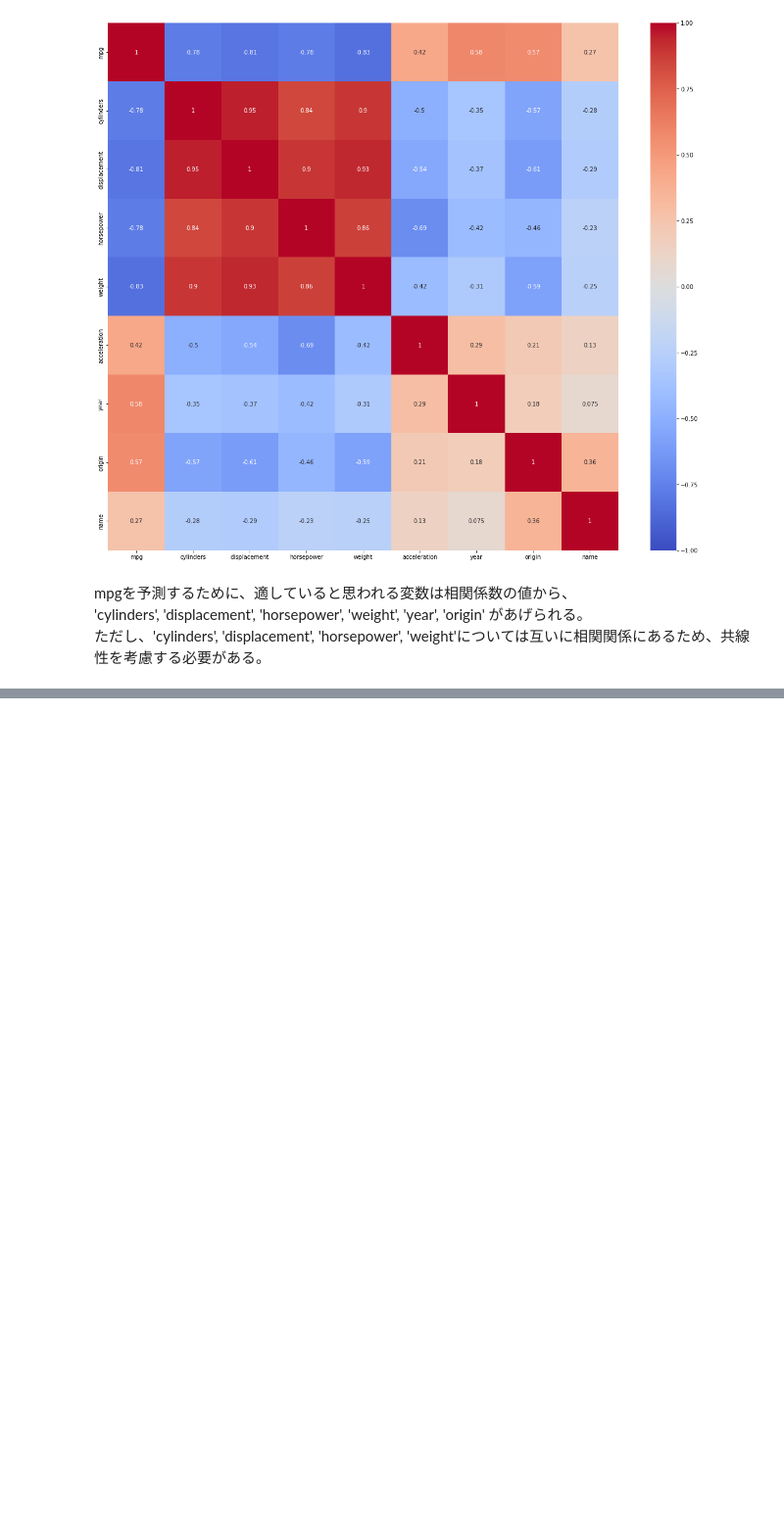
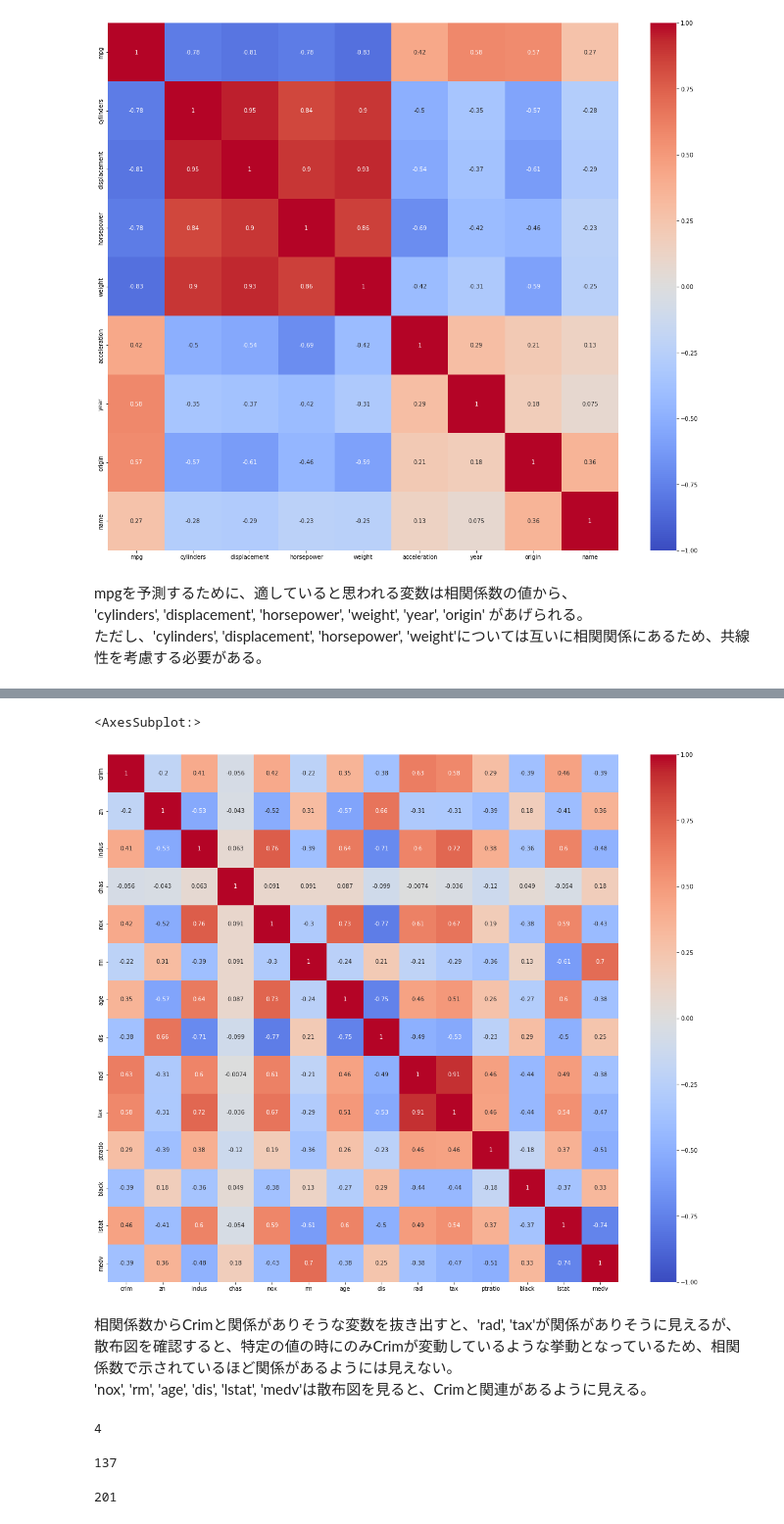
Before and after one commit to ShinyaT1994/ISLR, a Jupyter notebook: notebook/section2.ipynb, the cells around one changed output, grey strips where cells are left out. Shown at 98% size. Drawn from its saved outputs; the diff is of its cells as text; code cells hidden in the pictures; blank space fills up the shorter version.

```diff
--- a/notebook/section2.ipynb
+++ b/notebook/section2.ipynb
@@ -205,0 +248,26 @@ mpgを予測するために、適していると思われる変数は相関係
+# %%
+# 相関係数
+fig, ax = plt.subplots(figsize=(20, 17))
+boston_corr = boston.corr()
+sns.heatmap(boston_corr, annot=True, ax=ax, cmap='coolwarm', vmax=1, vmin=-1, center=0)
+# %% [output]
+<AxesSubplot:>
+[figure, added]
+# %% [markdown]
+相関係数からCrimと関係がありそうな変数を抜き出すと、'rad', 'tax'が関係がありそうに見えるが、散布図を確認すると、特定の値の時にのみCrimが変動しているような挙動となっているため、相関係数で示されているほど関係があるようには見えない。
+'nox', 'rm', 'age', 'dis', 'lstat', 'medv'は散布図を見ると、Crimと関連があるように見える。
+# %%
+# 犯罪率が高い
+len(boston[boston['crim'] > 50])
+# %% [output]
+4
+# %%
+# 税率が高い
+len(boston[boston['tax'] > 500])
+# %% [output]
+137
+# %%
+# 教師と児童の比率が高い
+len(boston[boston['ptratio'] > 20])
+# %% [output]
+201
```
Also changed, not shown: parts of 10 cells of this notebook, 1 other file.
